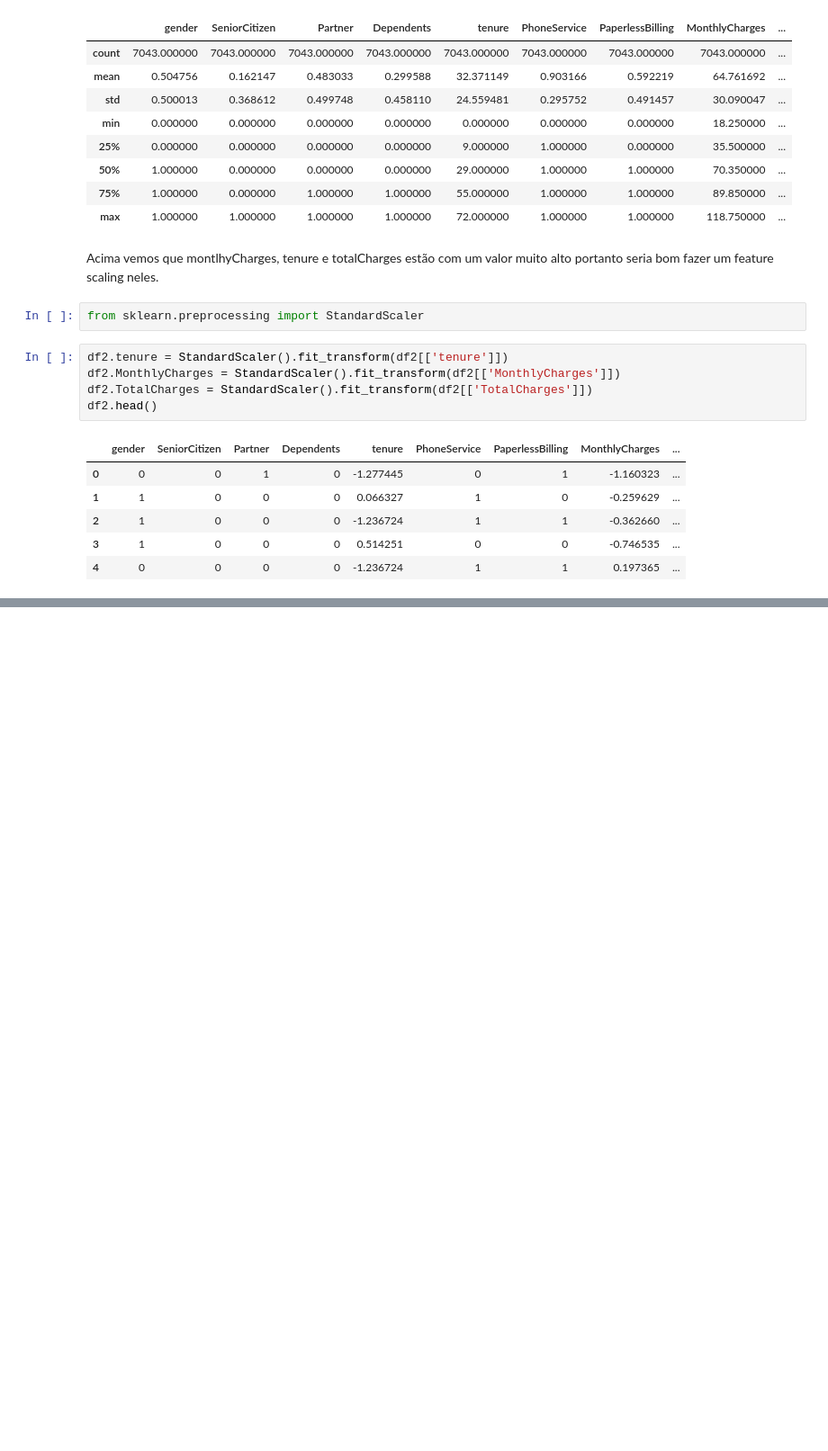
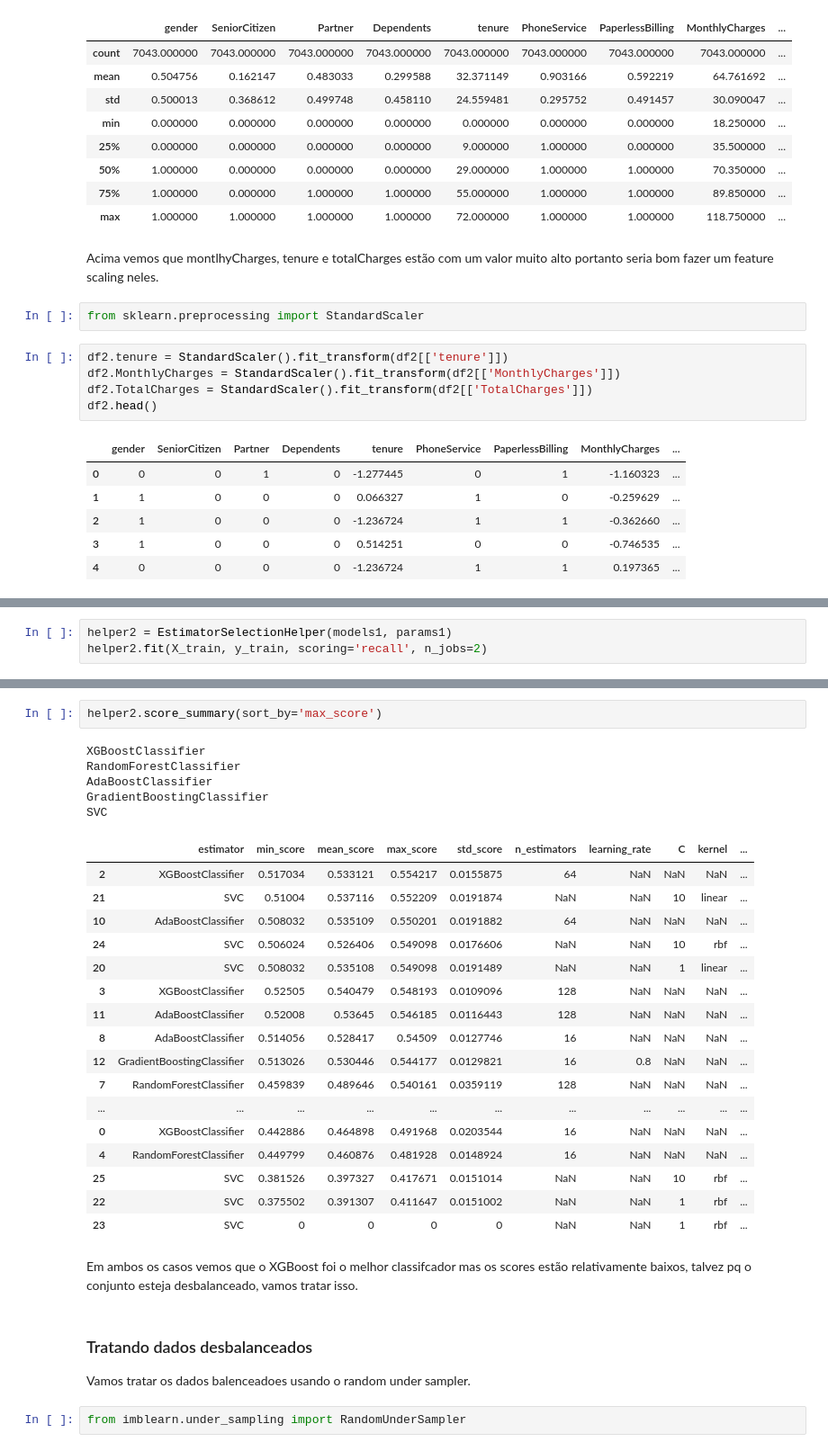
Before and after one commit to tvaditya/intro_ds_and_ml, a Jupyter notebook: [T_V_Aditya]Churn_Prediction_para_uma_empresa_de_Telecomunicações.ipynb, the cells around one changed output, grey strips where cells are left out. Shown: that part at 90% size. Drawn from its saved outputs; the diff is of its cells as text; blank space fills up the shorter version.

```diff
--- a/[T_V_Aditya]Churn_Prediction_para_uma_empresa_de_Telecomunicações.ipynb
+++ b/[T_V_Aditya]Churn_Prediction_para_uma_empresa_de_Telecomunicações.ipynb
@@ -359,0 +504,3 @@ from sklearn.linear_model import LogisticRegression
+# %%
+helper2 = EstimatorSelectionHelper(models1, params1)
+helper2.fit(X_train, y_train, scoring='recall', n_jobs=2)
@@ -359,0 +528,33 @@ from sklearn.linear_model import LogisticRegression
+# %%
+helper2.score_summary(sort_by='max_score')
+# %% [output]
+XGBoostClassifier
+RandomForestClassifier
+AdaBoostClassifier
+GradientBoostingClassifier
+SVC
+|  | estimator | min_score | mean_score | max_score | std_score | n_estimators | learning_rate | C | kernel | ... |
+| 2 | XGBoostClassifier | 0.517034 | 0.533121 | 0.554217 | 0.0155875 | 64 | NaN | NaN | NaN | ... |
+| 21 | SVC | 0.51004 | 0.537116 | 0.552209 | 0.0191874 | NaN | NaN | 10 | linear | ... |
+| 10 | AdaBoostClassifier | 0.508032 | 0.535109 | 0.550201 | 0.0191882 | 64 | NaN | NaN | NaN | ... |
+| 24 | SVC | 0.506024 | 0.526406 | 0.549098 | 0.0176606 | NaN | NaN | 10 | rbf | ... |
+| 20 | SVC | 0.508032 | 0.535108 | 0.549098 | 0.0191489 | NaN | NaN | 1 | linear | ... |
+| 3 | XGBoostClassifier | 0.52505 | 0.540479 | 0.548193 | 0.0109096 | 128 | NaN | NaN | NaN | ... |
+| 11 | AdaBoostClassifier | 0.52008 | 0.53645 | 0.546185 | 0.0116443 | 128 | NaN | NaN | NaN | ... |
+| 8 | AdaBoostClassifier | 0.514056 | 0.528417 | 0.54509 | 0.0127746 | 16 | NaN | NaN | NaN | ... |
+| 12 | GradientBoostingClassifier | 0.513026 | 0.530446 | 0.544177 | 0.0129821 | 16 | 0.8 | NaN | NaN | ... |
+| 7 | RandomForestClassifier | 0.459839 | 0.489646 | 0.540161 | 0.0359119 | 128 | NaN | NaN | NaN | ... |
+| ... | ... | ... | ... | ... | ... | ... | ... | ... | ... | ... |
+| 0 | XGBoostClassifier | 0.442886 | 0.464898 | 0.491968 | 0.0203544 | 16 | NaN | NaN | NaN | ... |
+| 4 | RandomForestClassifier | 0.449799 | 0.460876 | 0.481928 | 0.0148924 | 16 | NaN | NaN | NaN | ... |
+| 25 | SVC | 0.381526 | 0.397327 | 0.417671 | 0.0151014 | NaN | NaN | 10 | rbf | ... |
+| 22 | SVC | 0.375502 | 0.391307 | 0.411647 | 0.0151002 | NaN | NaN | 1 | rbf | ... |
+| 23 | SVC | 0 | 0 | 0 | 0 | NaN | NaN | 1 | rbf | ... |
+# %% [markdown]
+Em ambos os casos vemos que o XGBoost foi o melhor classifcador mas os scores estão relativamente baixos, talvez pq o conjunto esteja desbalanceado, vamos tratar isso.
+# %% [markdown]
+### Tratando dados desbalanceados
+
+Vamos tratar os dados balenceadoes usando o random under sampler.
+# %%
+from imblearn.under_sampling import RandomUnderSampler
```
Also changed, not shown: parts of 36 cells of this notebook.
